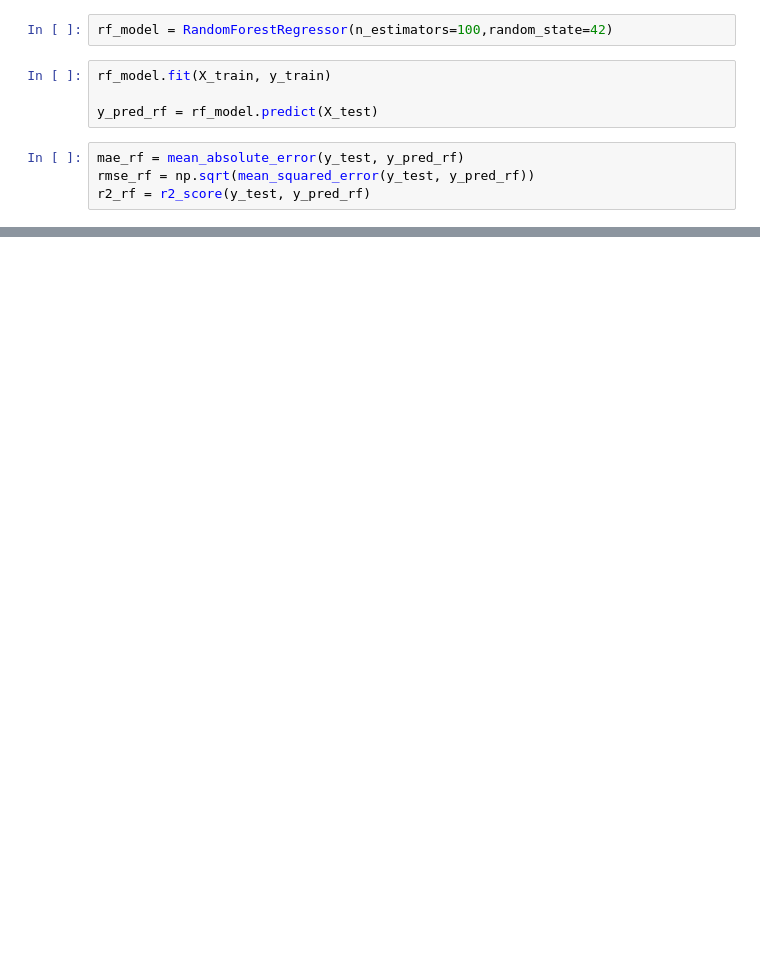
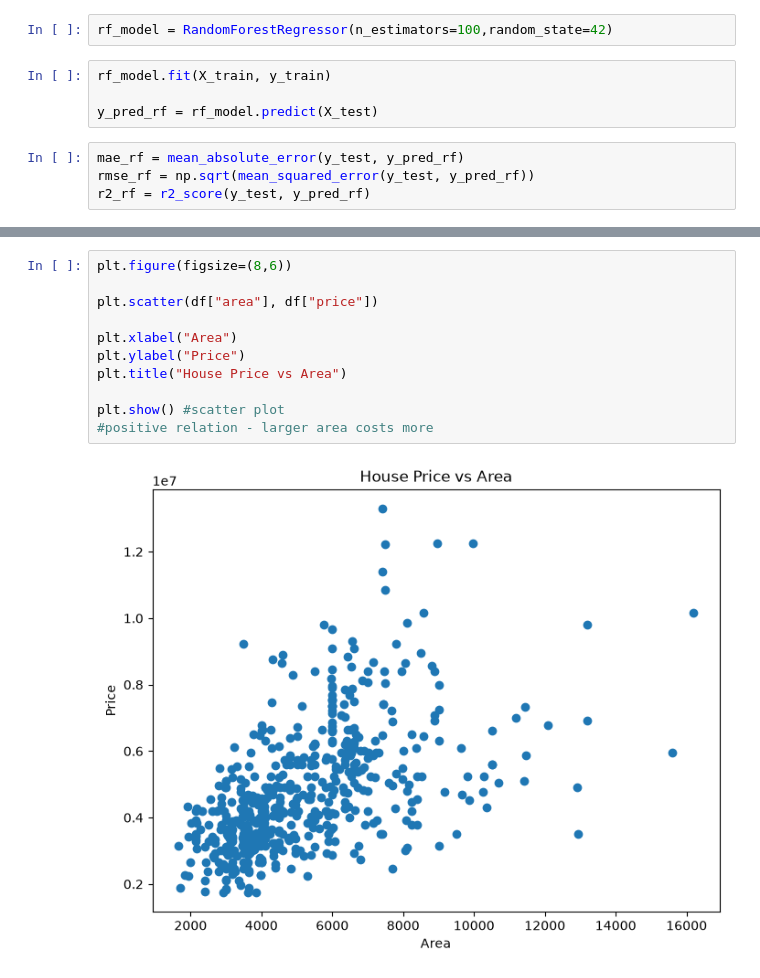
Before and after one commit to Susheyyy/ML-Projects, a Jupyter notebook: Week1/House-Price-Prediction.ipynb, the cells around one changed output, grey strips where cells are left out. Cells and saved outputs as stored; diff of their text form; blank space fills up the shorter version.

```diff
--- a/Week1/House-Price-Prediction.ipynb
+++ b/Week1/House-Price-Prediction.ipynb
@@ -109,0 +206,13 @@ plt.show()
+# %%
+plt.figure(figsize=(8,6))
+
+plt.scatter(df["area"], df["price"])
+
+plt.xlabel("Area")
+plt.ylabel("Price")
+plt.title("House Price vs Area")
+
+plt.show() #scatter plot
+#positive relation - larger area costs more
+# %% [output]
+[figure, added]
```
Also changed, not shown: parts of 17 cells of this notebook.
